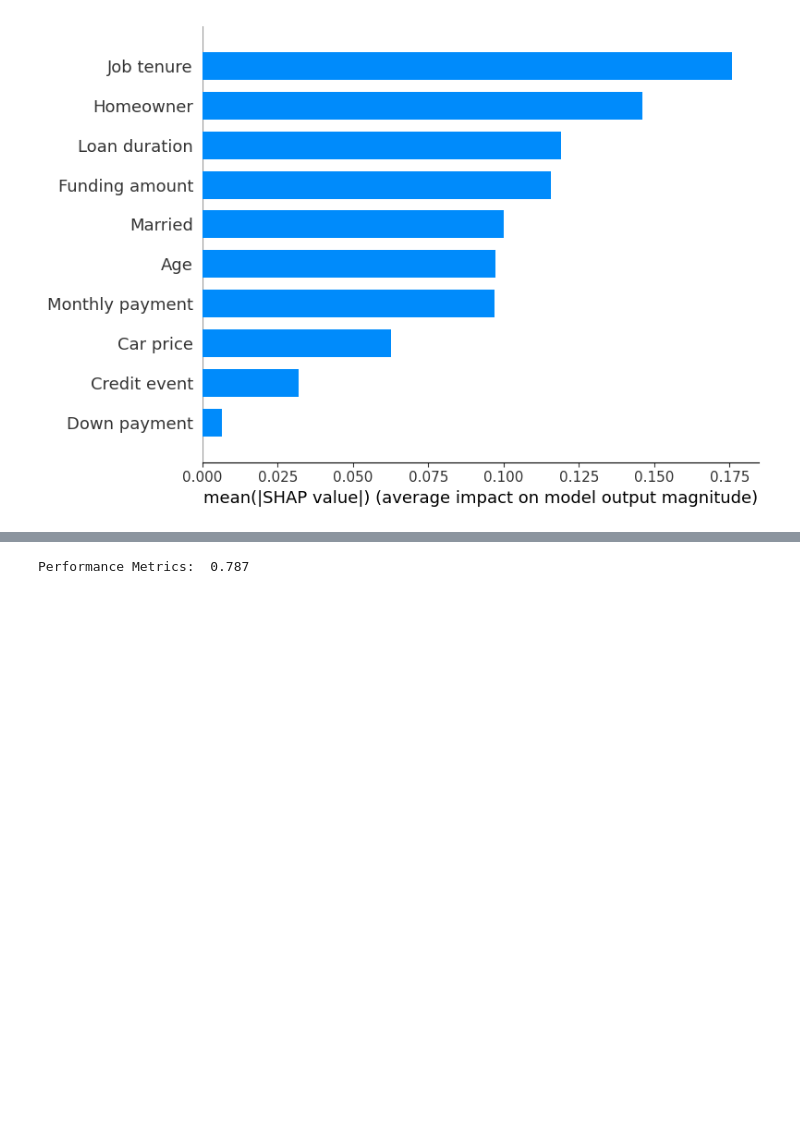
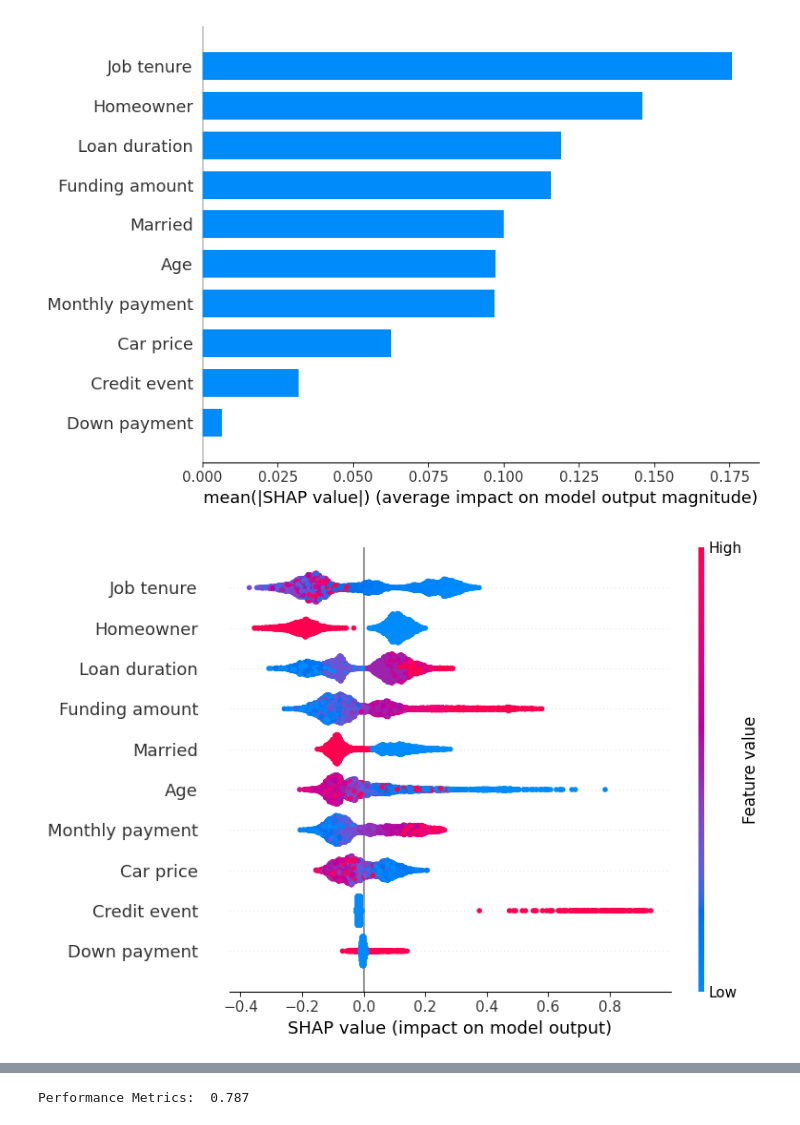
Before and after one commit to julescrevola/interpret_fair, a Jupyter notebook: notebooks/own_model.ipynb, the cells around one changed output, grey strips where cells are left out. Saved outputs shown, nothing was run; the diff lists cells and outputs as text; code cells hidden in the pictures; blank space fills up the shorter version.

```diff
--- a/notebooks/own_model.ipynb
+++ b/notebooks/own_model.ipynb
@@ -144,5 +145,9 @@ draw_shap_summary(model=cat_model, data=X_train, model_name="cat_model")
 # %% [output]
 [figure]
+# %%
+draw_shap(model=cat_model, data=X_train, model_name="cat_model", type="dot")
+# %% [output]
+[figure, added]
 # %%
 from src.pdp_ice import draw_pdp_ice_graphs
 draw_pdp_ice_graphs(model=cat_model, data=X_train, model_name="cat_model", variables=["Job tenure", "Homeowner"])
```
Also changed, not shown: parts of 6 cells of this notebook, 6 other files.
